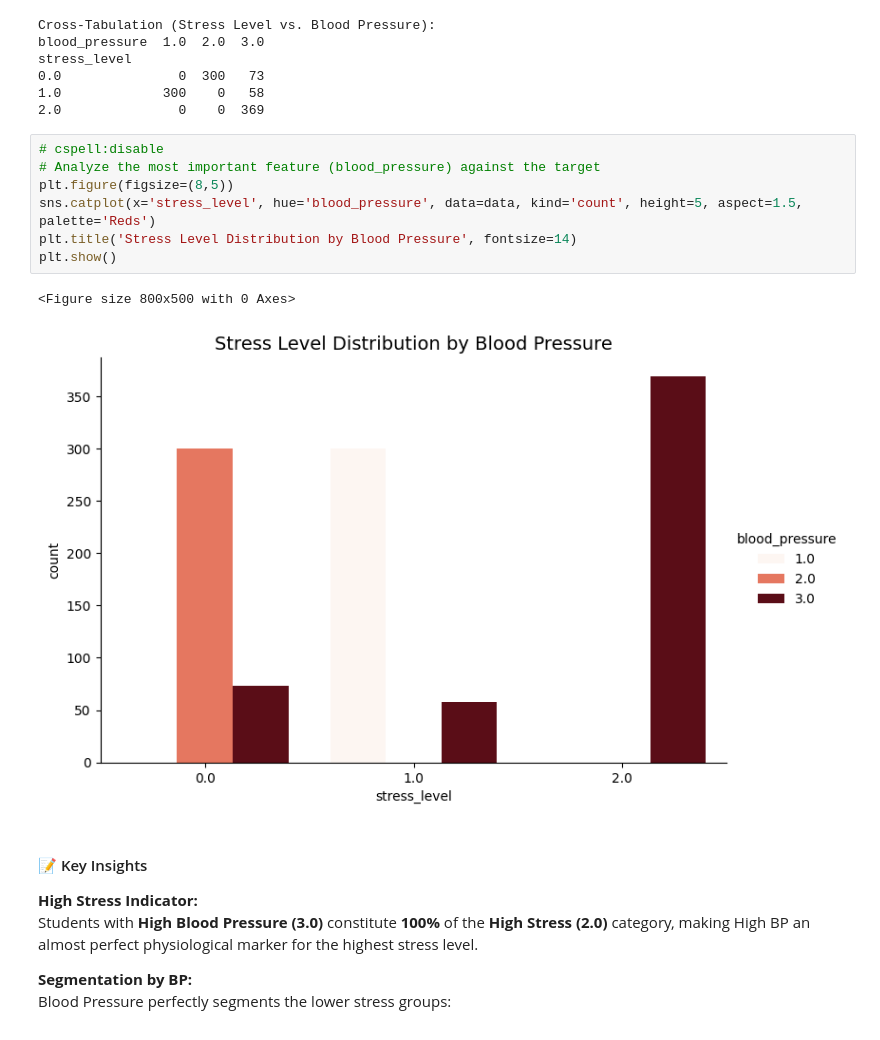
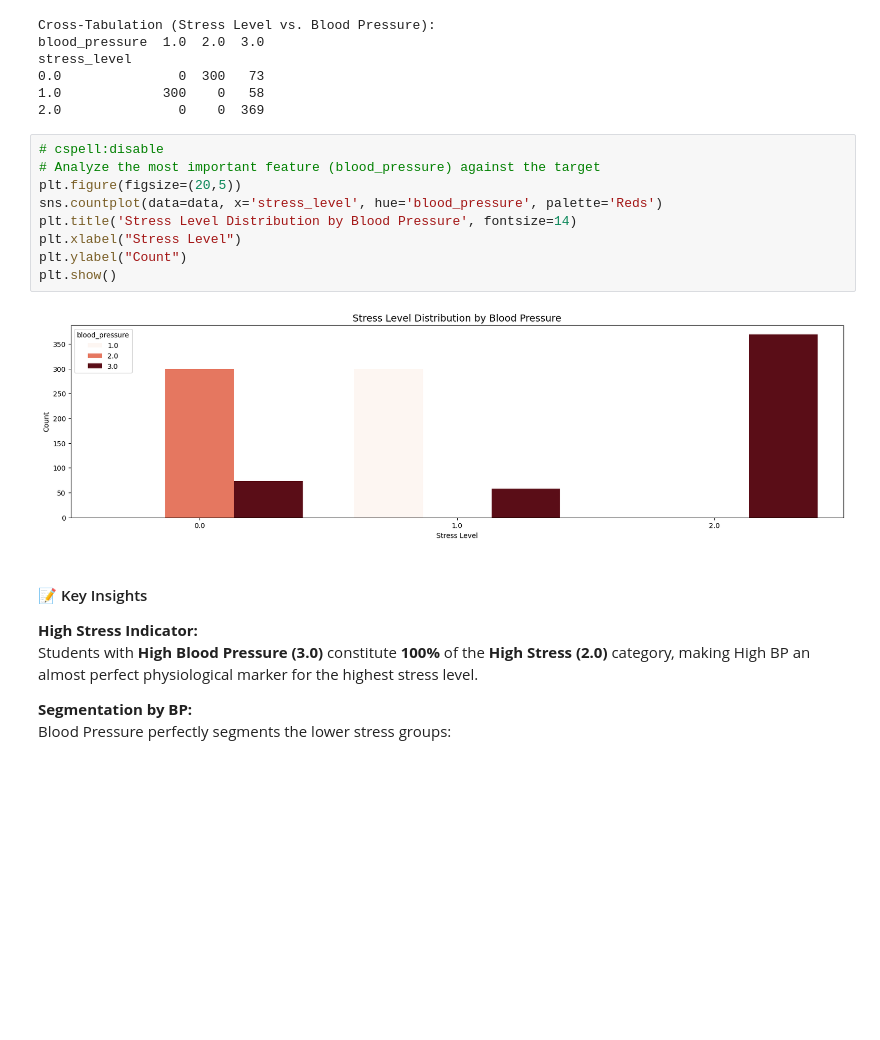
Before and after one commit to sandosaa/ML-project, a Jupyter notebook: ML project.ipynb, the cells around one changed output. Saved outputs shown, nothing was run; the diff lists cells and outputs as text; blank space fills up the shorter version.

```diff
--- a/ML project.ipynb
+++ b/ML project.ipynb
@@ -730,13 +730,14 @@ stress_level
 # %%
 # cspell:disable
 # Analyze the most important feature (blood_pressure) against the target
-plt.figure(figsize=(8,5))
-sns.catplot(x='stress_level', hue='blood_pressure', data=data, kind='count', height=5, aspect=1.5, palette='Reds')
+plt.figure(figsize=(20,5))
+sns.countplot(data=data, x='stress_level', hue='blood_pressure', palette='Reds')
 plt.title('Stress Level Distribution by Blood Pressure', fontsize=14)
+plt.xlabel("Stress Level")
+plt.ylabel("Count")
 plt.show()
 # %% [output]
-<Figure size 800x500 with 0 Axes>
-[figure, old version]
+[figure, new version]
 # %% [markdown]
 #### 📝 Key Insights
 
```
Also changed, not shown: parts of 8 cells of this notebook.
